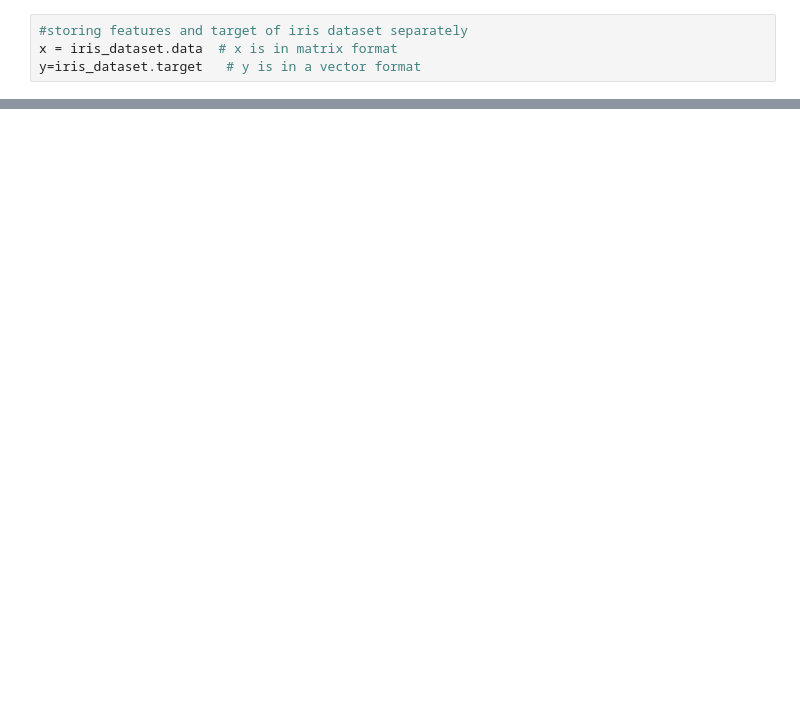
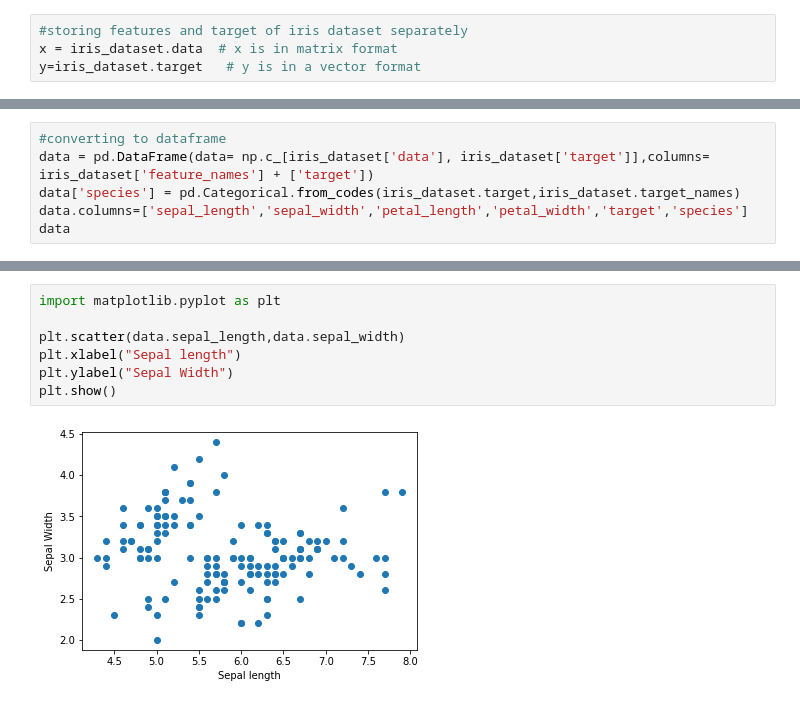
Before and after one commit to nssn96/ML_iris, a Jupyter notebook: ML_iris.ipynb, the cells around one changed output, grey strips where cells are left out. Saved outputs shown, nothing was run; the diff lists cells and outputs as text; blank space fills up the shorter version.

```diff
--- a/ML_iris.ipynb
+++ b/ML_iris.ipynb
@@ -40,0 +50,6 @@ y=iris_dataset.target   # y is in a vector format
+# %%
+#converting to dataframe
+data = pd.DataFrame(data= np.c_[iris_dataset['data'], iris_dataset['target']],columns= iris_dataset['feature_names'] + ['target'])
+data['species'] = pd.Categorical.from_codes(iris_dataset.target,iris_dataset.target_names)
+data.columns=['sepal_length','sepal_width','petal_length','petal_width','target','species']
+data
@@ -40,0 +70,9 @@ y=iris_dataset.target   # y is in a vector format
+# %%
+import matplotlib.pyplot as plt
+
+plt.scatter(data.sepal_length,data.sepal_width)
+plt.xlabel("Sepal length")
+plt.ylabel("Sepal Width")
+plt.show()
+# %% [output]
+[figure, added]
```
Also changed, not shown: parts of 8 cells of this notebook.
